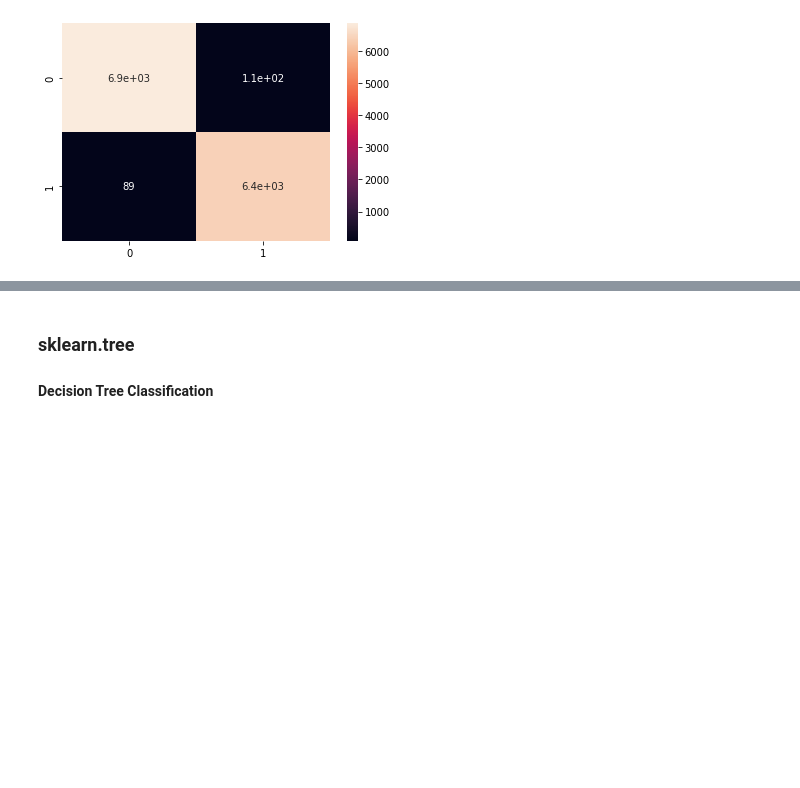
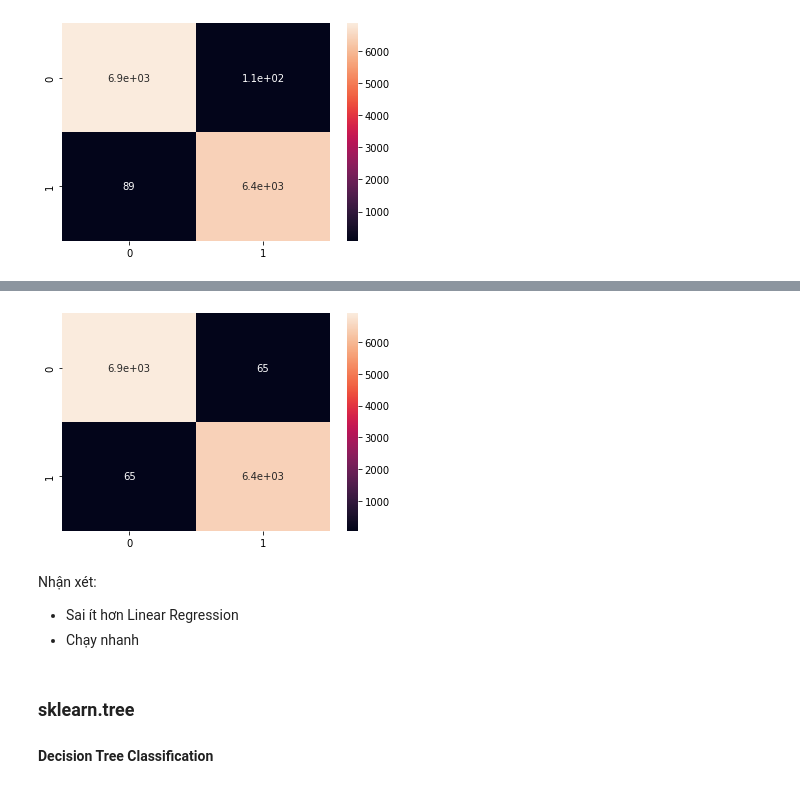
Before and after one commit to hwangswan/fakenews-detection, a Jupyter notebook: model/model-training.ipynb, the cells around one changed output, grey strips where cells are left out. Drawn from its saved outputs; the diff is of its cells as text; code cells hidden in the pictures; blank space fills up the shorter version.

```diff
--- a/model/model-training.ipynb
+++ b/model/model-training.ipynb
@@ -138,0 +144,3 @@ plt.show()
+# %%
+sgd_model = SGDClassifier(random_state = 42)
+sgd_model.fit(XVector_train, y_train)
@@ -138,0 +153,3 @@ plt.show()
+# %%
+predict_sgd = sgd_model.predict(XVector_test)
+print(classification_report(y_test, predict_sgd))
@@ -138,0 +165,10 @@ plt.show()
+# %%
+sgd_cm = confusion_matrix(y_test, predict_sgd)
+sns.heatmap(sgd_cm, annot = True)
+plt.show()
+# %% [output]
+[figure, added]
+# %% [markdown]
+Nhận xét:
+- Sai ít hơn Linear Regression
+- Chạy nhanh
```
Also changed, not shown: parts of 16 cells of this notebook.
